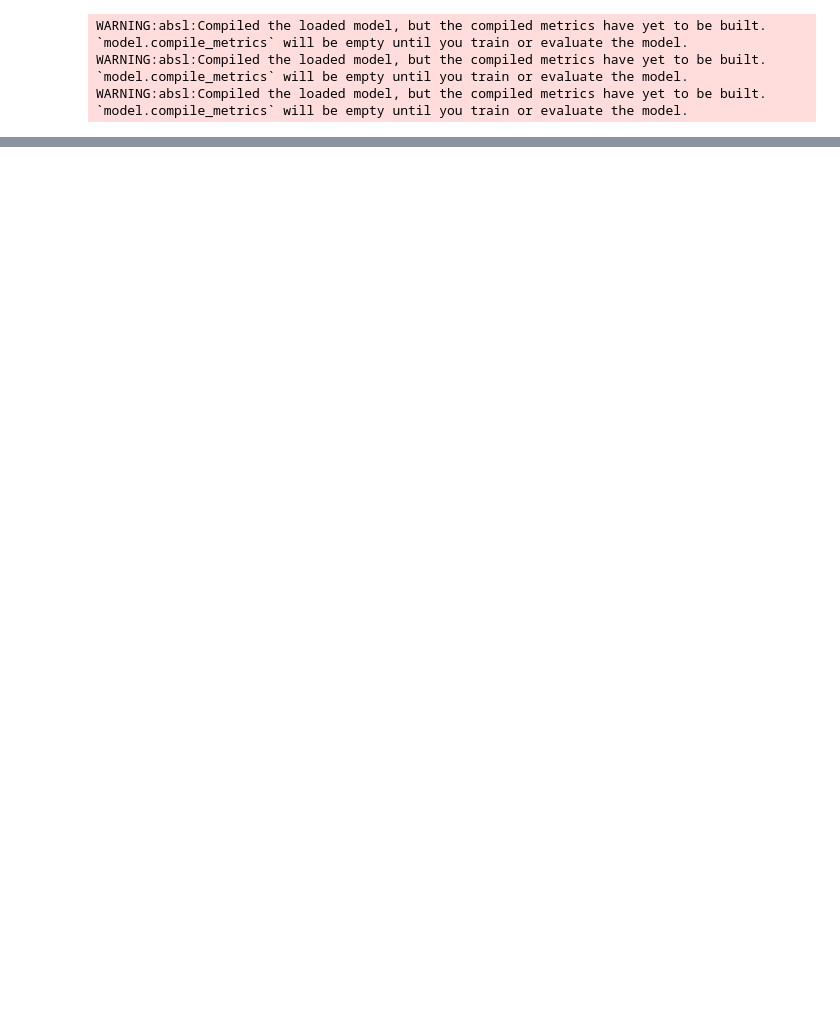
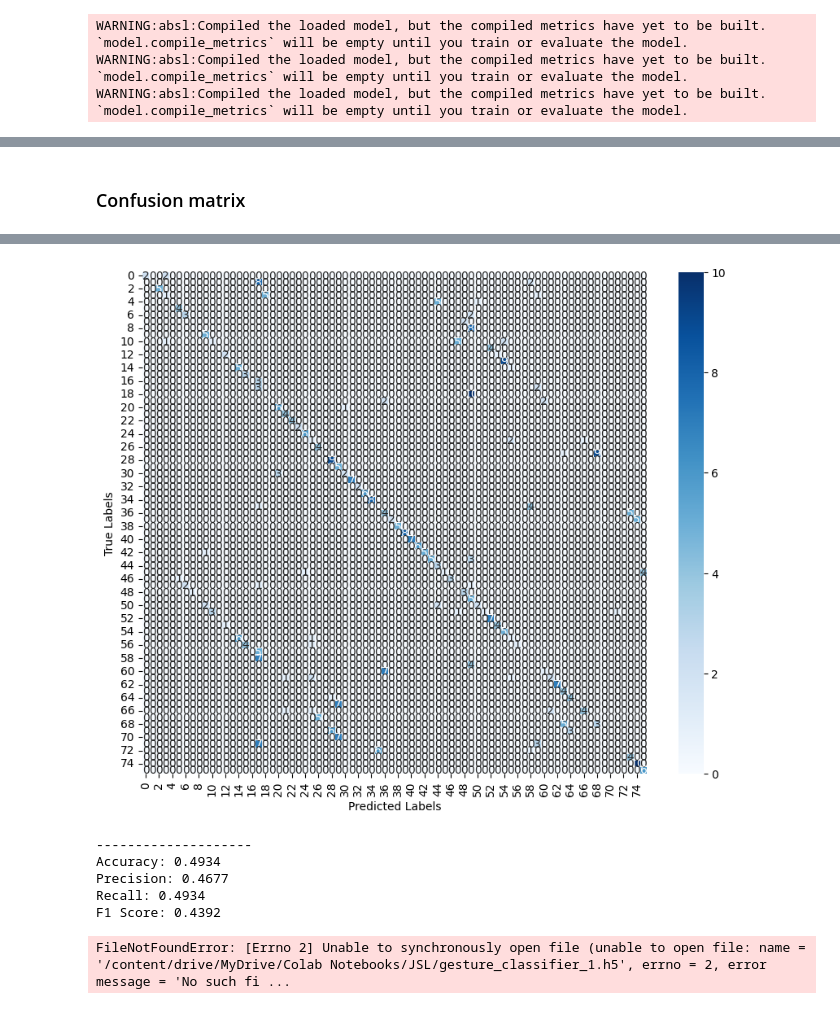
Before and after one commit to nonotoy/jsl_fingerspelling_w_palm, a Jupyter notebook: yubimoji_train.ipynb, the cells around one changed output, grey strips where cells are left out. Saved outputs shown, nothing was run; the diff lists cells and outputs as text; code cells hidden in the pictures; blank space fills up the shorter version.

Commit message:
Colab を使用して作成されました

```diff
--- a/yubimoji_train.ipynb
+++ b/yubimoji_train.ipynb
@@ -489,18 +359,3 @@ for mode in range(3):
 WARNING:absl:Compiled the loaded model, but the compiled metrics have yet to be built. `model.compile_metrics` will be empty until you train or evaluate the model.
 WARNING:absl:Compiled the loaded model, but the compiled metrics have yet to be built. `model.compile_metrics` will be empty until you train or evaluate the model.
 WARNING:absl:Compiled the loaded model, but the compiled metrics have yet to be built. `model.compile_metrics` will be empty until you train or evaluate the model.
-# %%
-from sklearn.metrics import confusion_matrix
-import seaborn as sns
-import matplotlib.pyplot as plt
-
-predictions = model.predict(X_test_0)
-predicted_classes = np.argmax(predictions, axis=1)
-
-cm = confusion_matrix(y_test_0 predicted_classes)
-
-plt.figure(figsize=(10, 8))
-sns.heatmap(cm, annot=True, fmt='d', cmap='Blues')
-plt.xlabel('Predicted Labels')
-plt.ylabel('True Labels')
-plt.show()
@@ -713,0 +362,45 @@ RuntimeError: Expected hidden[0] size (2, 128, 512), got [1, 128, 512]
+# %% [markdown]
+### Confusion matrix
+# %%
+import seaborn as sns
+import matplotlib.pyplot as plt
+from tensorflow.keras.models import load_model
+
+for i in range(1):
+    model = load_model('/content/drive/MyDrive/Colab Notebooks/JSL/gesture_classifier_{}.h5'.format(i))
+
+    if i == 0:
+        X_test_ = X_test_0
+        y_test_ = y_test_0
+    elif i == 1:
+        X_test_ = X_test_1
+        y_test_ = y_test_1
+    elif i == 2:
+        X_test_ = X_test_2
+        y_test_ = y_test
+
+    predictions = model.predict(X_test_)
+    predicted_classes = np.argmax(predictions, axis=1)
+
+    cm = confusion_matrix(y_test_, predicted_classes)
+
+    plt.figure(figsize=(10, 8))
+    sns.heatmap(cm, annot=True, fmt='d', cmap='Blues')
+    plt.xlabel('Predicted Labels')
+    plt.ylabel('True Labels')
+    plt.show()
+
+    #plt.savefig('confusion_matrix.svg', format='svg')
+    #plt.close()
+
+    accuracy = accuracy_score(y_test_, predicted_classes)
+    precision = precision_score(y_test_, predicted_classes, average='weighted')
+    recall = recall_score(y_test_, predicted_classes, average='weighted')
+    f1 = f1_score(y_test_, predicted_classes, average='weighted')
+
+    print("-"*20)
+    print(f"Accuracy: {accuracy:.4f}")
+    print(f"Precision: {precision:.4f}")
+    print(f"Recall: {recall:.4f}")
+    print(f"F1 Score: {f1:.4f}")
+# %% [output]
@@ -713,0 +409,7 @@ RuntimeError: Expected hidden[0] size (2, 128, 512), got [1, 128, 512]
+[figure, added]
+--------------------
+Accuracy: 0.4934
+Precision: 0.4677
+Recall: 0.4934
+F1 Score: 0.4392
+FileNotFoundError: [Errno 2] Unable to synchronously open file (unable to open file: name = '/content/drive/MyDrive/Colab Notebooks/JSL/gesture_classifier_1.h5', errno = 2, error message = 'No such fi ...
```
Also changed, not shown: parts of 18 cells of this notebook.
